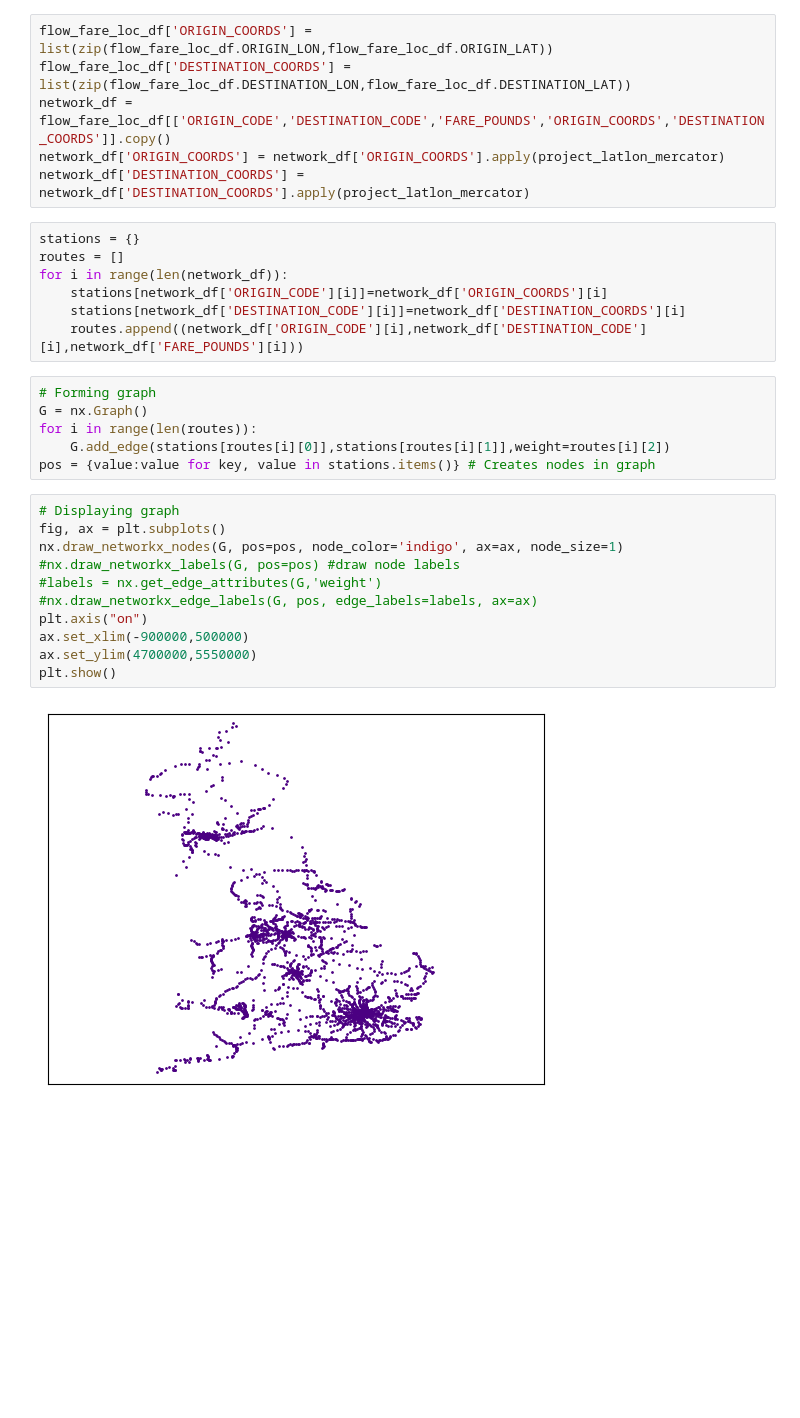
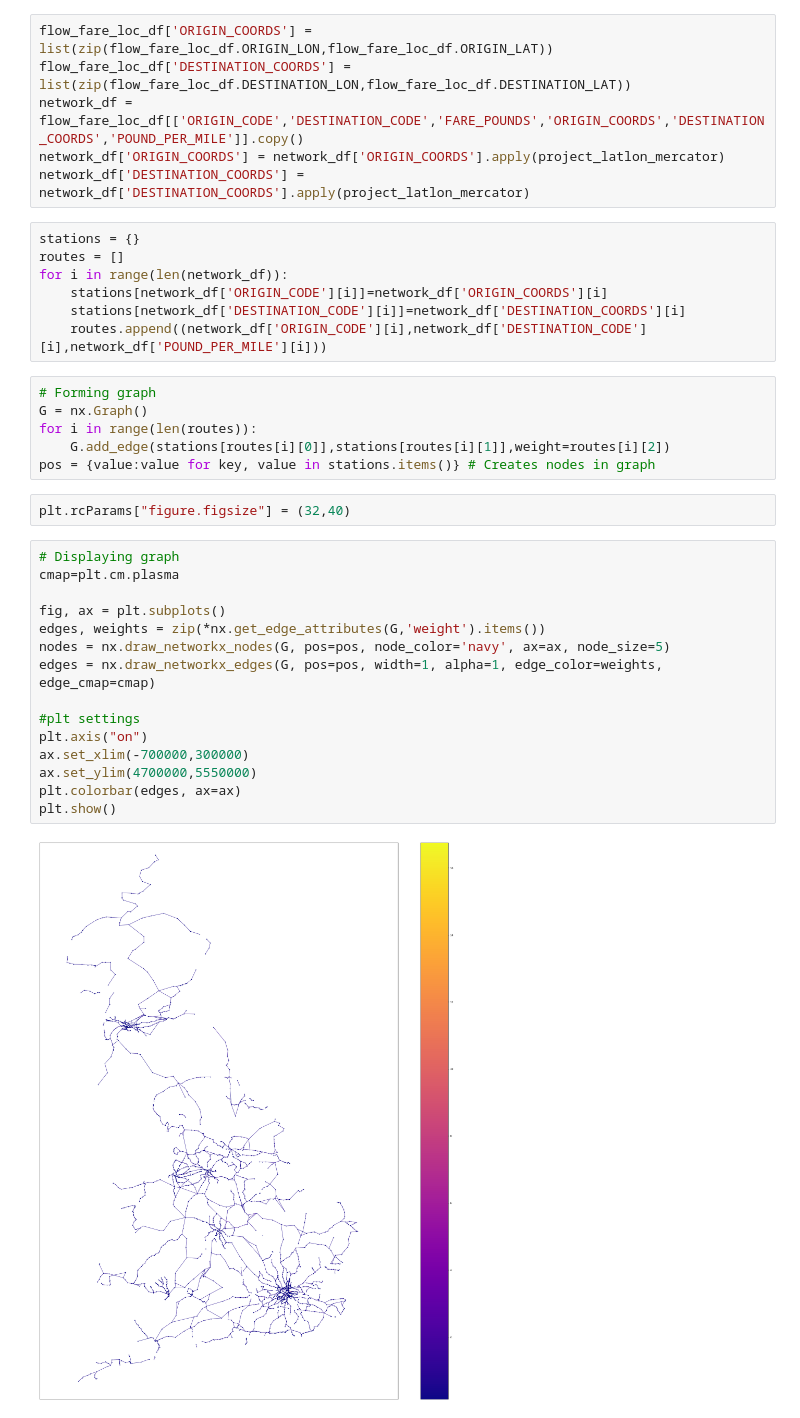
Before and after one commit to MikeJCJ/uk_rail_fare_analysis, a Jupyter notebook: 0_Analysis_Planning/analysis_investigation.ipynb, the cells around one changed output. Saved outputs shown, nothing was run; the diff lists cells and outputs as text; blank space fills up the shorter version.

Commit message:
Updated script
Fixed map so only direct station-station links are shown.
Added heat map for pound/mile weight

```diff
--- a/0_Analysis_Planning/analysis_investigation.ipynb
+++ b/0_Analysis_Planning/analysis_investigation.ipynb
@@ -30,7 +31,7 @@ db_conn.close()
 # %%
 flow_fare_loc_df['ORIGIN_COORDS'] = list(zip(flow_fare_loc_df.ORIGIN_LON,flow_fare_loc_df.ORIGIN_LAT))
 flow_fare_loc_df['DESTINATION_COORDS'] = list(zip(flow_fare_loc_df.DESTINATION_LON,flow_fare_loc_df.DESTINATION_LAT))
-network_df = flow_fare_loc_df[['ORIGIN_CODE','DESTINATION_CODE','FARE_POUNDS','ORIGIN_COORDS','DESTINATION_COORDS']].copy()
+network_df = flow_fare_loc_df[['ORIGIN_CODE','DESTINATION_CODE','FARE_POUNDS','ORIGIN_COORDS','DESTINATION_COORDS','POUND_PER_MILE']].copy()
 network_df['ORIGIN_COORDS'] = network_df['ORIGIN_COORDS'].apply(project_latlon_mercator)
 network_df['DESTINATION_COORDS'] = network_df['DESTINATION_COORDS'].apply(project_latlon_mercator)
 # %%
@@ -39,23 +40,29 @@ routes = []
 for i in range(len(network_df)):
     stations[network_df['ORIGIN_CODE'][i]]=network_df['ORIGIN_COORDS'][i]
     stations[network_df['DESTINATION_CODE'][i]]=network_df['DESTINATION_COORDS'][i]
-    routes.append((network_df['ORIGIN_CODE'][i],network_df['DESTINATION_CODE'][i],network_df['FARE_POUNDS'][i]))
+    routes.append((network_df['ORIGIN_CODE'][i],network_df['DESTINATION_CODE'][i],network_df['POUND_PER_MILE'][i]))
 # %%
 # Forming graph
 G = nx.Graph()
 for i in range(len(routes)):
     G.add_edge(stations[routes[i][0]],stations[routes[i][1]],weight=routes[i][2])
 pos = {value:value for key, value in stations.items()} # Creates nodes in graph
+# %%
+plt.rcParams["figure.figsize"] = (32,40)
 # %%
 # Displaying graph
+cmap=plt.cm.plasma
+
 fig, ax = plt.subplots()
-nx.draw_networkx_nodes(G, pos=pos, node_color='indigo', ax=ax, node_size=1)
-#nx.draw_networkx_labels(G, pos=pos) #draw node labels
-#labels = nx.get_edge_attributes(G,'weight')
-#nx.draw_networkx_edge_labels(G, pos, edge_labels=labels, ax=ax)
+edges, weights = zip(*nx.get_edge_attributes(G,'weight').items())
+nodes = nx.draw_networkx_nodes(G, pos=pos, node_color='navy', ax=ax, node_size=5)
+edges = nx.draw_networkx_edges(G, pos=pos, width=1, alpha=1, edge_color=weights, edge_cmap=cmap)
+
+#plt settings
 plt.axis("on")
-ax.set_xlim(-900000,500000)
+ax.set_xlim(-700000,300000)
 ax.set_ylim(4700000,5550000)
+plt.colorbar(edges, ax=ax)
 plt.show()
 # %% [output]
-[figure, old version]
+[figure, new version]
```
Also changed, not shown: parts of 1 cell of this notebook.
